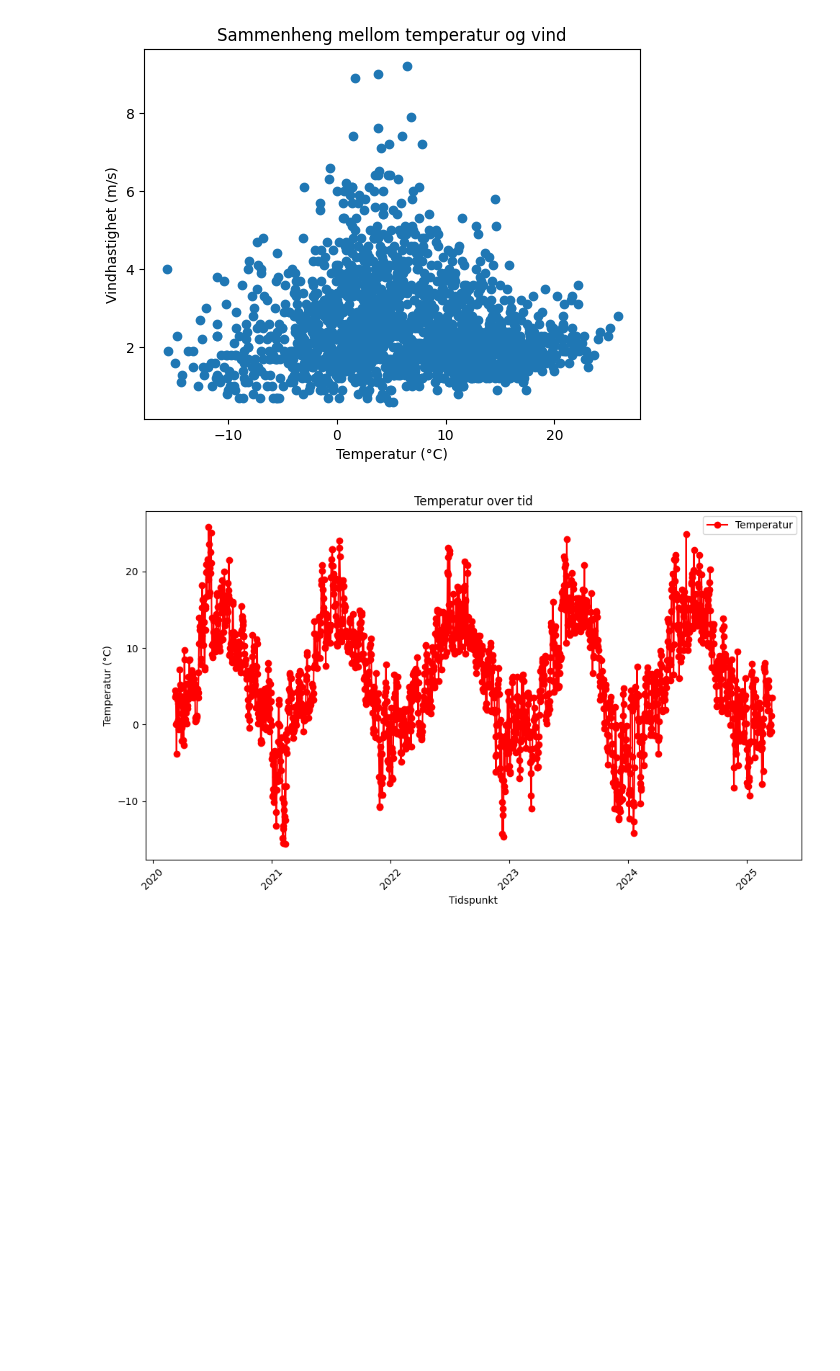
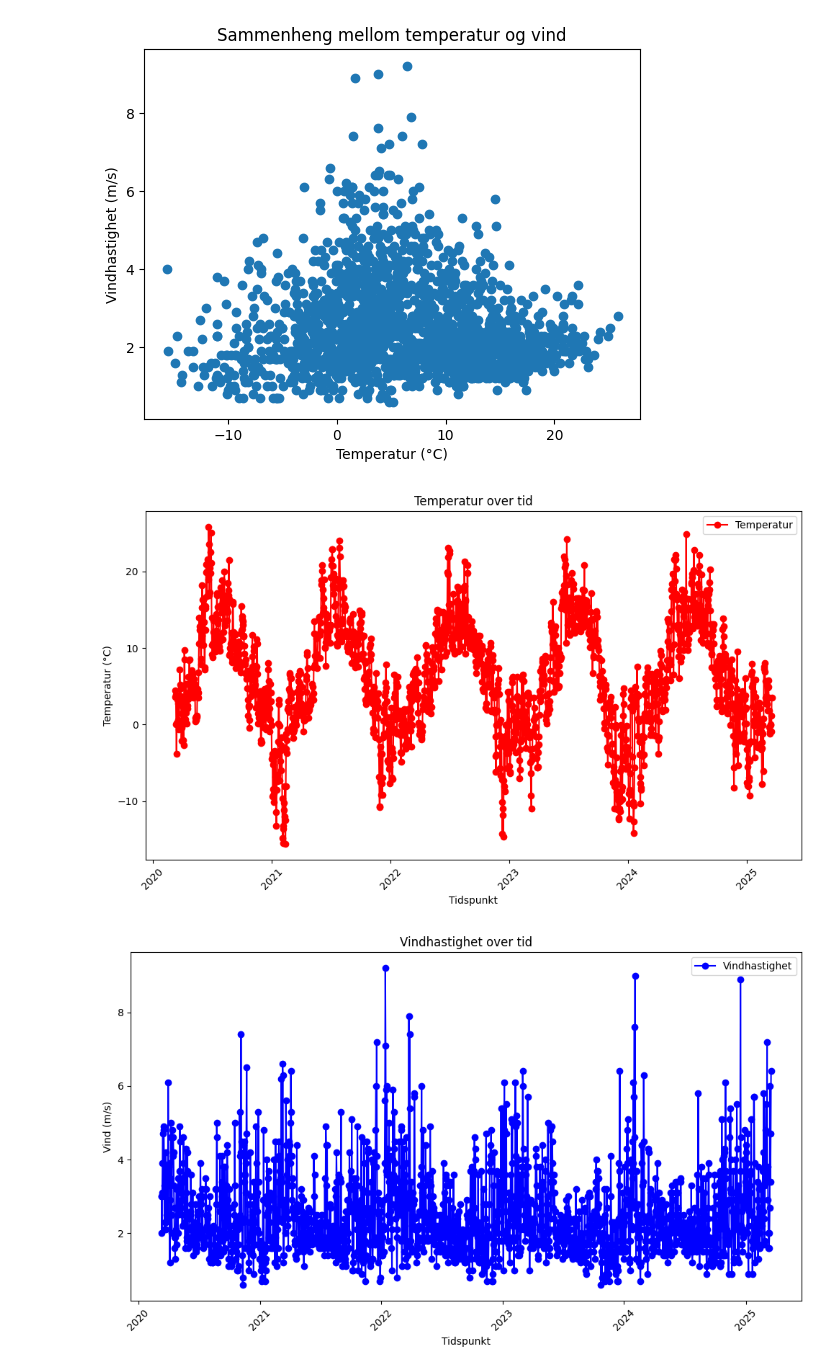
Before and after one commit to friha03/Milj-dataanalyseapplikasjon, a Jupyter notebook: API_Frost/hentedata.ipynb, the cells around one changed output. Cells and saved outputs as stored; diff of their text form; code cells hidden in the pictures; blank space fills up the shorter version.

Commit message:
Mer plots

```diff
--- a/API_Frost/hentedata.ipynb
+++ b/API_Frost/hentedata.ipynb
@@ -412,20 +412,53 @@ plt.title("Sammenheng mellom temperatur og vind")
 plt.show()
 # %% [output]
 [figure]
-# %%
-import matplotlib.pyplot as plt
-
-#temperaturplot
-plt.figure(figsize = (10,6))
-plt.plot(df['Tidspunkt'], df['mean(air_temperature P1D)'], color= 'red',marker = "o", linestyle = "-", label = "Temperatur")
-plt.title("Temperatur over tid")
-plt.xlabel("Tidspunkt")
-plt.ylabel("Temperatur (°C)")
-plt.xticks(rotation=45)
-plt.legend()
-plt.tight_layout()
-plt.show()
-
-#SKRIV SAMME FOR VINDHASTIGHET, TRYKK OG NEDBØR
-# %% [output]
-[figure, removed]
+# %%
+import matplotlib.pyplot as plt
+
+#temperaturplot
+plt.figure(figsize = (10,6))
+plt.plot(df['Tidspunkt'], df['mean(air_temperature P1D)'], color= 'red',marker = "o", linestyle = "-", label = "Temperatur")
+plt.title("Temperatur over tid")
+plt.xlabel("Tidspunkt")
+plt.ylabel("Temperatur (°C)")
+plt.xticks(rotation=45)
+plt.legend()
+plt.tight_layout()
+plt.show()
+
+#Vindhastighetsplot
+plt.figure(figsize=(10,6))
+plt.plot(df['Tidspunkt'], df['mean(wind_speed P1D)'], color= 'blue',marker = "o", linestyle = "-", label = "Vindhastighet")
+plt.title("Vindhastighet over tid")
+plt.xlabel("Tidspunkt")
+plt.ylabel("Vind (m/s)")
+plt.xticks(rotation=45)
+plt.legend()
+plt.tight_layout()
+plt.show()
+
+#Trykkplot
+plt.figure(figsize=(10,6))
+plt.plot(df['Tidspunkt'], df['mean(air_pressure_at_sea_level P1D)'], color= 'yellow',marker = "o", linestyle = "-", label = "Lufttrykk")
+plt.title("Lufttrykk over tid")
+plt.xlabel("Tidspunkt")
+plt.ylabel("Trykk (hPa)")
+plt.xticks(rotation=45)
+plt.legend()
+plt.tight_layout()
+plt.show()
+
+
+#Nedbørplot
+plt.figure(figsize=(10,6))
+plt.plot(df['Tidspunkt'], df['sum(precipitation_amount P1D)'], color= 'green',marker = "o", linestyle = "-", label = "Nedbør")
+plt.title("Nedbør over tid")
+plt.xlabel("Tidspunkt")
+plt.ylabel("Nedbør (mm)")
+plt.xticks(rotation=45)
+plt.legend()
+plt.tight_layout()
+plt.show()
+# %% [output]
+[figure, added]
+[figure, added]
```
Also changed, not shown: parts of 1 cell of this notebook, 1 other file.
